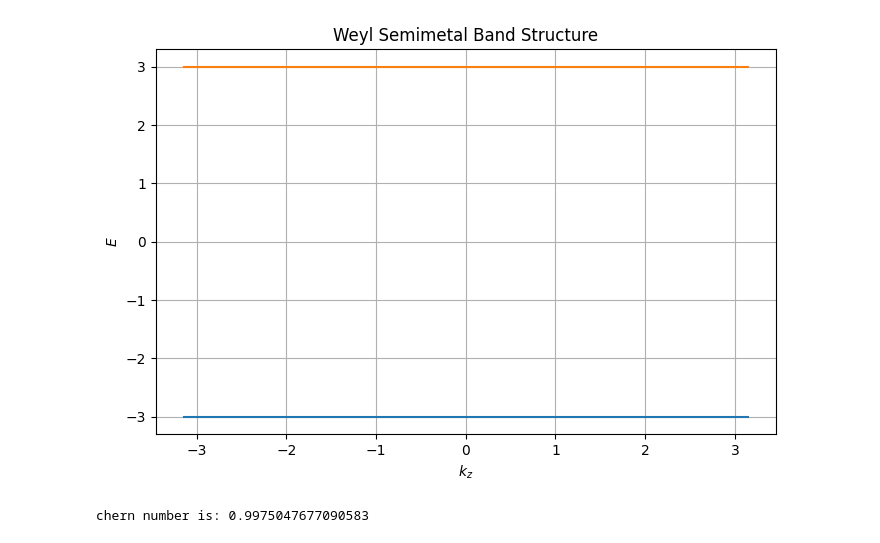
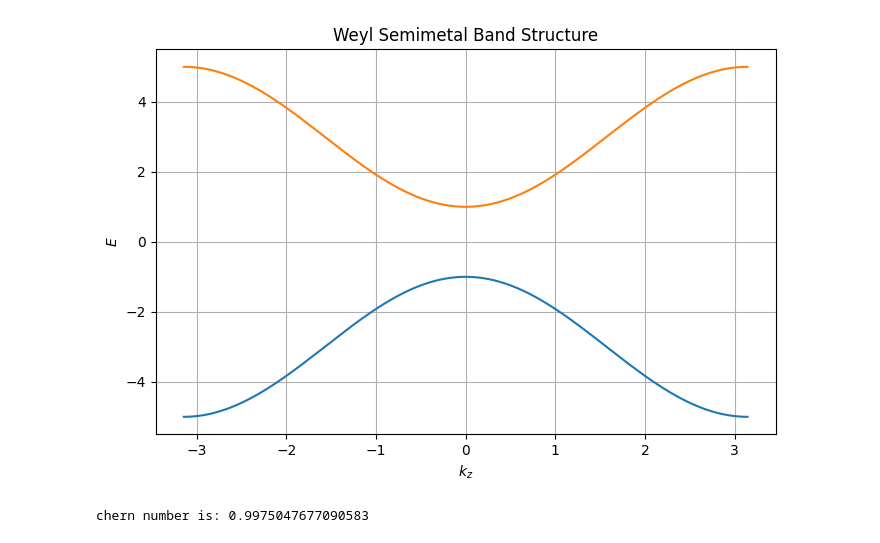
Before and after one commit to gehadibany/topological-phases, a Jupyter notebook: weyl_semimetals.ipynb, the cells around one changed output. Saved outputs shown, nothing was run; the diff lists cells and outputs as text; code cells hidden in the pictures.

```diff
--- a/weyl_semimetals.ipynb
+++ b/weyl_semimetals.ipynb
@@ -10,33 +10,33 @@ I2 = np.eye(2, dtype = complex)
 # %%
 # Weyl Semimetal band structure
 
 # Parameters
-t0, t, V=0, 0, 3
+t0, t, V=0, 1, 3
 Nk = 1001
 
 kz_vals = np.linspace(-np.pi, np.pi, Nk)
 kx, ky = 0,0
 
 # Hamiltonian and diagonalization
 energies = []
 for kz in kz_vals:
     Hk = (-2*t0*np.sin(kx))*I2 +(2*t*np.sin(kx))* sigma_x + (2*t*np.sin(ky)) * sigma_y + (2*t*np.cos(kz)+2*t*(2-np.cos(kx)-np.cos(ky))-V)* sigma_z
     eigvals = np.linalg.eigvalsh(Hk)
     energies.append(eigvals)
 
 energies = np.array(energies).T
 
 # Plot
 plt.figure (figsize=(8,5))
 for E in energies:
     plt.plot(kz_vals, E)
 plt.xlabel('$k_z$')
 plt.ylabel('$E$')
 plt.title('Weyl Semimetal Band Structure')
 plt.grid(True)
 plt.show()
 # %% [output]
-[figure, old version]
+[figure, new version]
 # %%
 chern_n = []
 t0, t, V = 0, 1, 3
```
Also changed, not shown: parts of 1 cell of this notebook.
